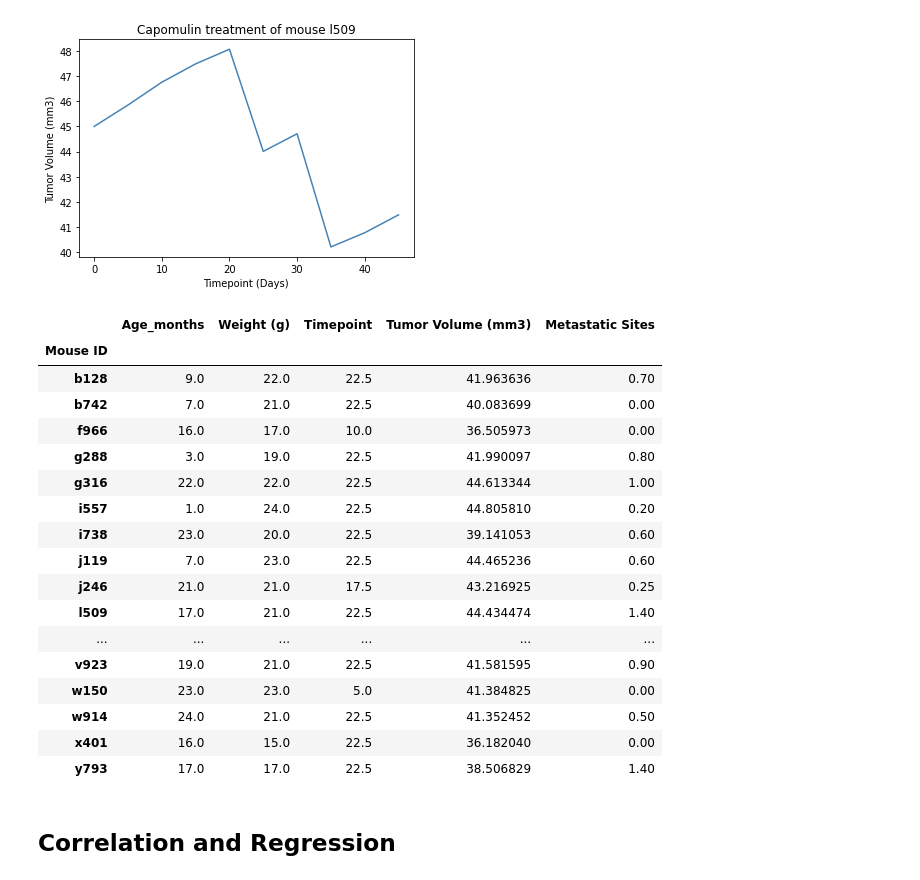
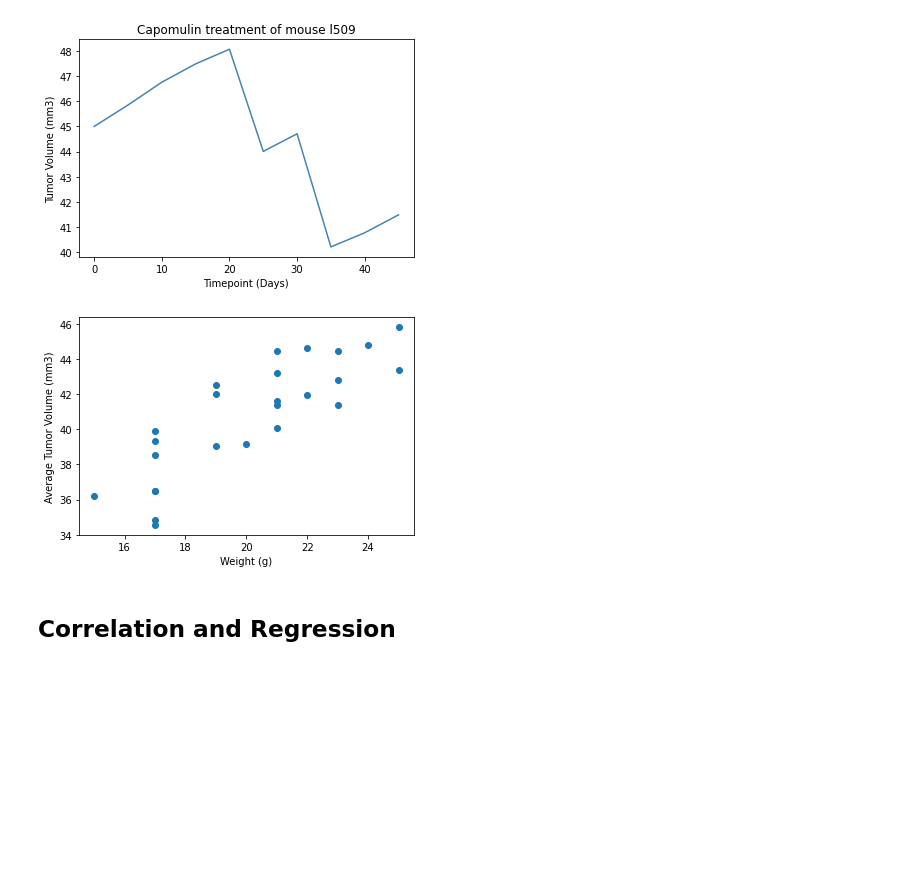
Before and after one commit to dalismo/Matplotlib-challenge, a Jupyter notebook: Pymaceuticals/pymaceuticals_starter.ipynb, the cells around one changed output. Cells and saved outputs as stored; diff of their text form; code cells hidden in the pictures; blank space fills up the shorter version.

```diff
--- a/Pymaceuticals/pymaceuticals_starter.ipynb
+++ b/Pymaceuticals/pymaceuticals_starter.ipynb
@@ -275,31 +275,23 @@ plt.show()
 # %%
 # Generate a scatter plot of average tumor volume vs. mouse weight
 # for all mice in the Capomulin regimen
 Capomulin_grouping = Capomulin_df.groupby('Mouse ID').mean()
 # Capomulin_grouping
 
 # Variables to hold weight and tumor volume
 mouse_weight = Capomulin_grouping['Weight (g)']
 tumor_volume = Capomulin_grouping['Tumor Volume (mm3)']
+
+# Produce a scatter plot
+plt.scatter(mouse_weight, tumor_volume)
+
+# The x and y labels and title
+plt.xlabel('Weight (g)')
+plt.ylabel('Average Tumor Volume (mm3)')
+
+plt.show()
 # %% [output]
-|  | Age_months | Weight (g) | Timepoint | Tumor Volume (mm3) | Metastatic Sites |
-| Mouse ID |  |  |  |  |  |
-| b128 | 9.0 | 22.0 | 22.5 | 41.963636 | 0.70 |
-| b742 | 7.0 | 21.0 | 22.5 | 40.083699 | 0.00 |
-| f966 | 16.0 | 17.0 | 10.0 | 36.505973 | 0.00 |
-| g288 | 3.0 | 19.0 | 22.5 | 41.990097 | 0.80 |
-| g316 | 22.0 | 22.0 | 22.5 | 44.613344 | 1.00 |
-| i557 | 1.0 | 24.0 | 22.5 | 44.805810 | 0.20 |
-| i738 | 23.0 | 20.0 | 22.5 | 39.141053 | 0.60 |
-| j119 | 7.0 | 23.0 | 22.5 | 44.465236 | 0.60 |
-| j246 | 21.0 | 21.0 | 17.5 | 43.216925 | 0.25 |
-| l509 | 17.0 | 21.0 | 22.5 | 44.434474 | 1.40 |
-| ... | ... | ... | ... | ... | ... |
-| v923 | 19.0 | 21.0 | 22.5 | 41.581595 | 0.90 |
-| w150 | 23.0 | 23.0 | 5.0 | 41.384825 | 0.00 |
-| w914 | 24.0 | 21.0 | 22.5 | 41.352452 | 0.50 |
-| x401 | 16.0 | 15.0 | 22.5 | 36.182040 | 0.00 |
-| y793 | 17.0 | 17.0 | 22.5 | 38.506829 | 1.40 |
+[figure, added]
 # %% [markdown]
 ## Correlation and Regression
 # %%
```
